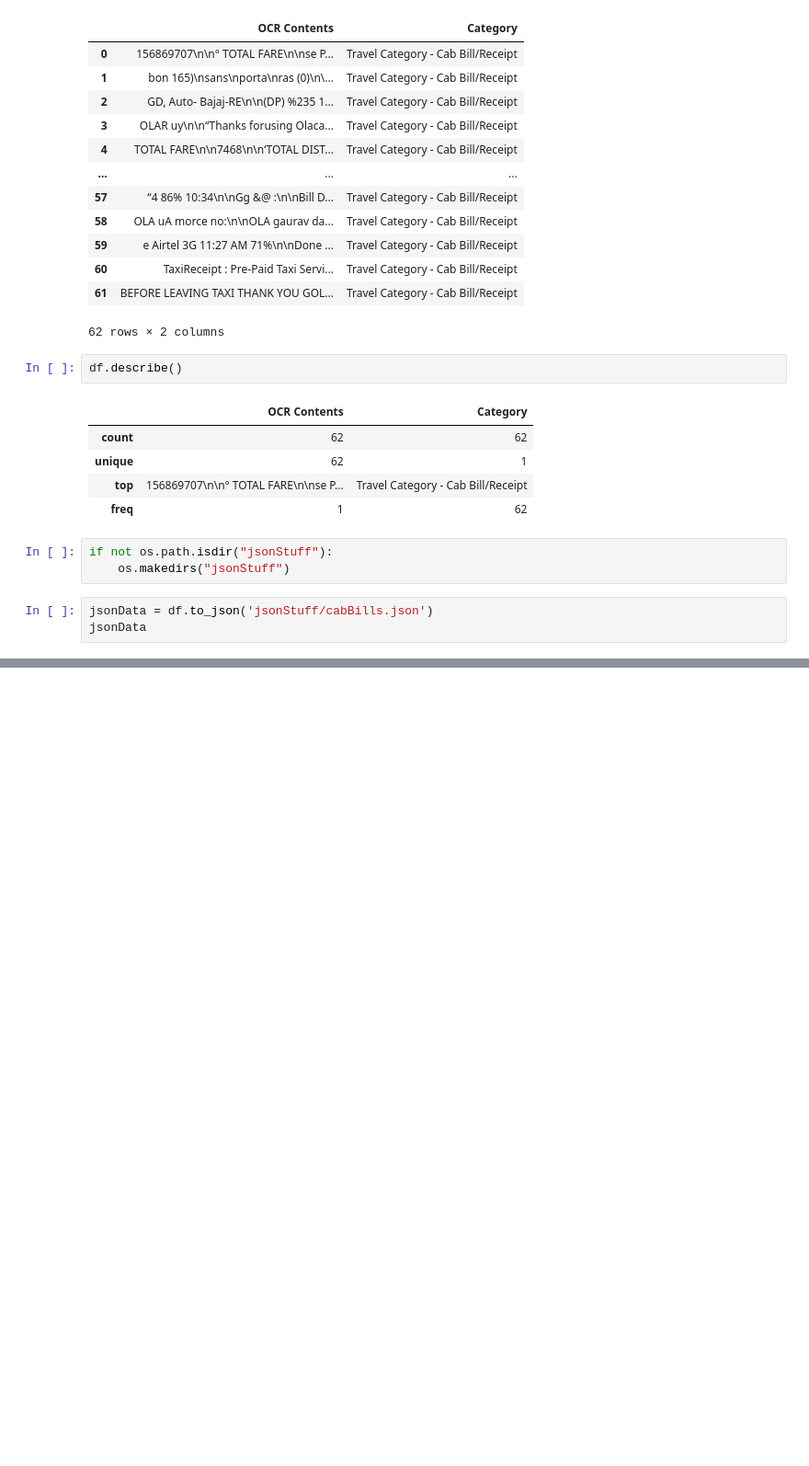
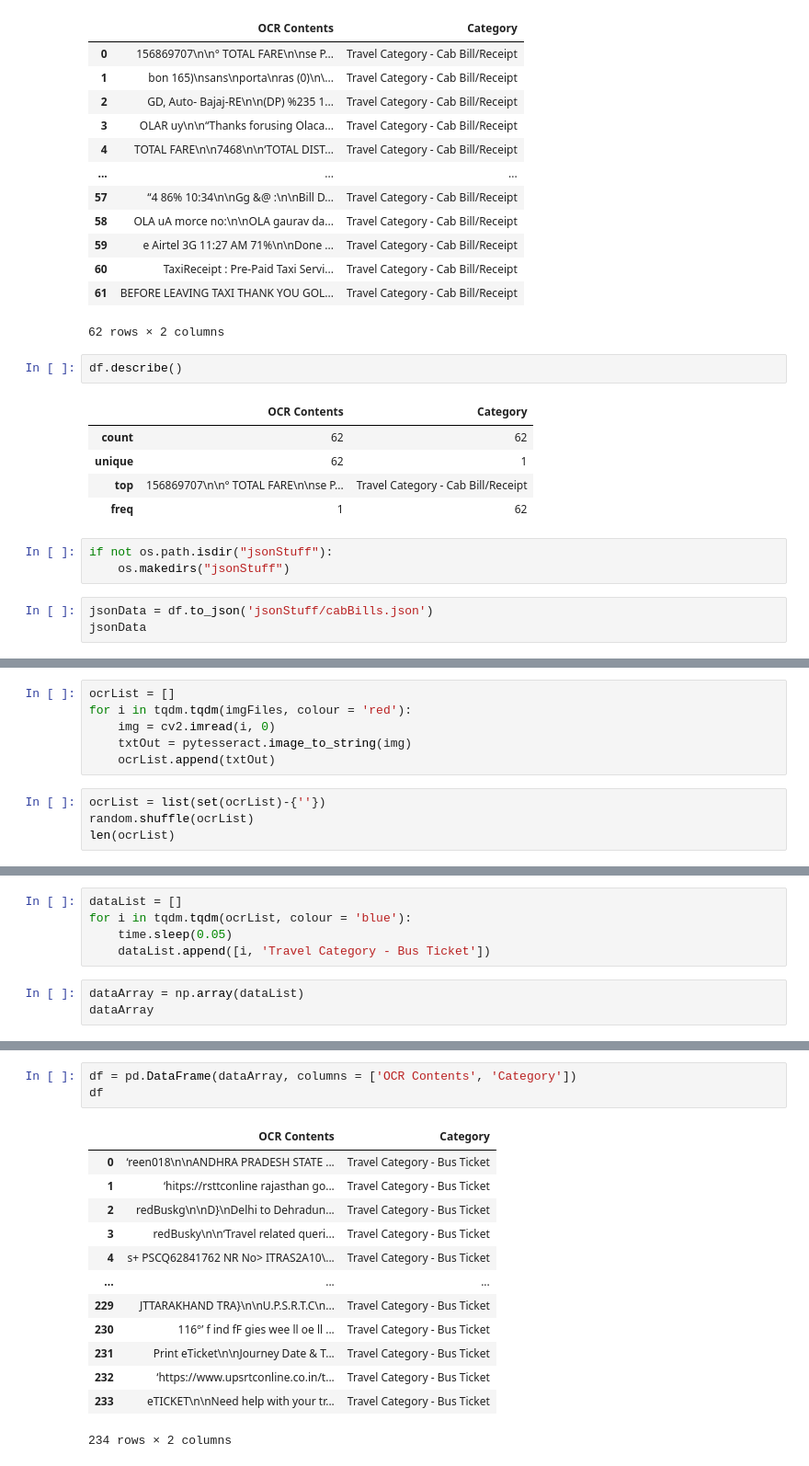
Before and after one commit to Sid-047/LMstuff, a Jupyter notebook: dataStuff/dataSampling/samplingStuff.ipynb, the cells around one changed output, grey strips where cells are left out. Shown: that part at 92% size. Drawn from its saved outputs; the diff is of its cells as text; blank space fills up the shorter version.

```diff
--- a/dataStuff/dataSampling/samplingStuff.ipynb
+++ b/dataStuff/dataSampling/samplingStuff.ipynb
@@ -131,0 +183,10 @@ jsonData
+# %%
+ocrList = []
+for i in tqdm.tqdm(imgFiles, colour = 'red'):
+    img = cv2.imread(i, 0)
+    txtOut = pytesseract.image_to_string(img)
+    ocrList.append(txtOut)
+# %%
+ocrList = list(set(ocrList)-{''})
+random.shuffle(ocrList)
+len(ocrList)
@@ -131,0 +195,8 @@ jsonData
+# %%
+dataList = []
+for i in tqdm.tqdm(ocrList, colour = 'blue'):
+    time.sleep(0.05)
+    dataList.append([i, 'Travel Category - Bus Ticket'])
+# %%
+dataArray = np.array(dataList)
+dataArray
@@ -131,0 +221,17 @@ jsonData
+# %%
+df = pd.DataFrame(dataArray, columns = ['OCR Contents', 'Category'])
+df
+# %% [output]
+|  | OCR Contents | Category |
+| 0 | ‘reen018\n\nANDHRA PRADESH STATE ... | Travel Category - Bus Ticket |
+| 1 | ‘hitps://rsttconline rajasthan go... | Travel Category - Bus Ticket |
+| 2 | redBuskg\n\nD}\nDelhi to Dehradun... | Travel Category - Bus Ticket |
+| 3 | redBusky\n\n‘Travel related queri... | Travel Category - Bus Ticket |
+| 4 | s+ PSCQ62841762 NR No> ITRAS2A10\... | Travel Category - Bus Ticket |
+| ... | ... | ... |
+| 229 | JTTARAKHAND TRA}\n\nU.P.S.R.T.C\n... | Travel Category - Bus Ticket |
+| 230 | 116°’ f ind fF gies wee ll oe ll ... | Travel Category - Bus Ticket |
+| 231 | Print eTicket\n\nJourney Date & T... | Travel Category - Bus Ticket |
+| 232 | ‘https://www.upsrtconline.co.in/t... | Travel Category - Bus Ticket |
+| 233 | eTICKET\n\nNeed help with your tr... | Travel Category - Bus Ticket |
+234 rows × 2 columns
```
Also changed, not shown: parts of 12 cells of this notebook.
